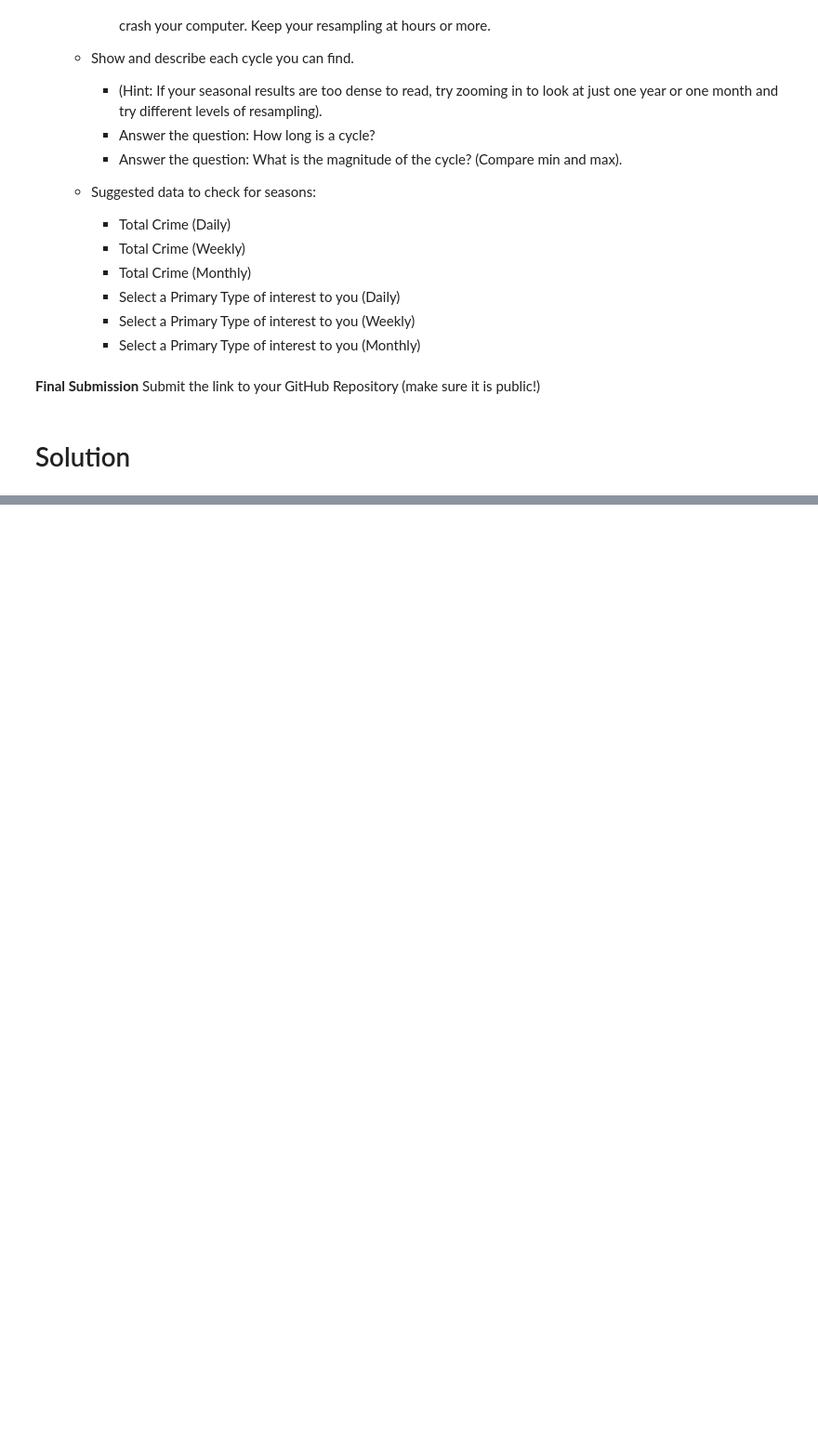
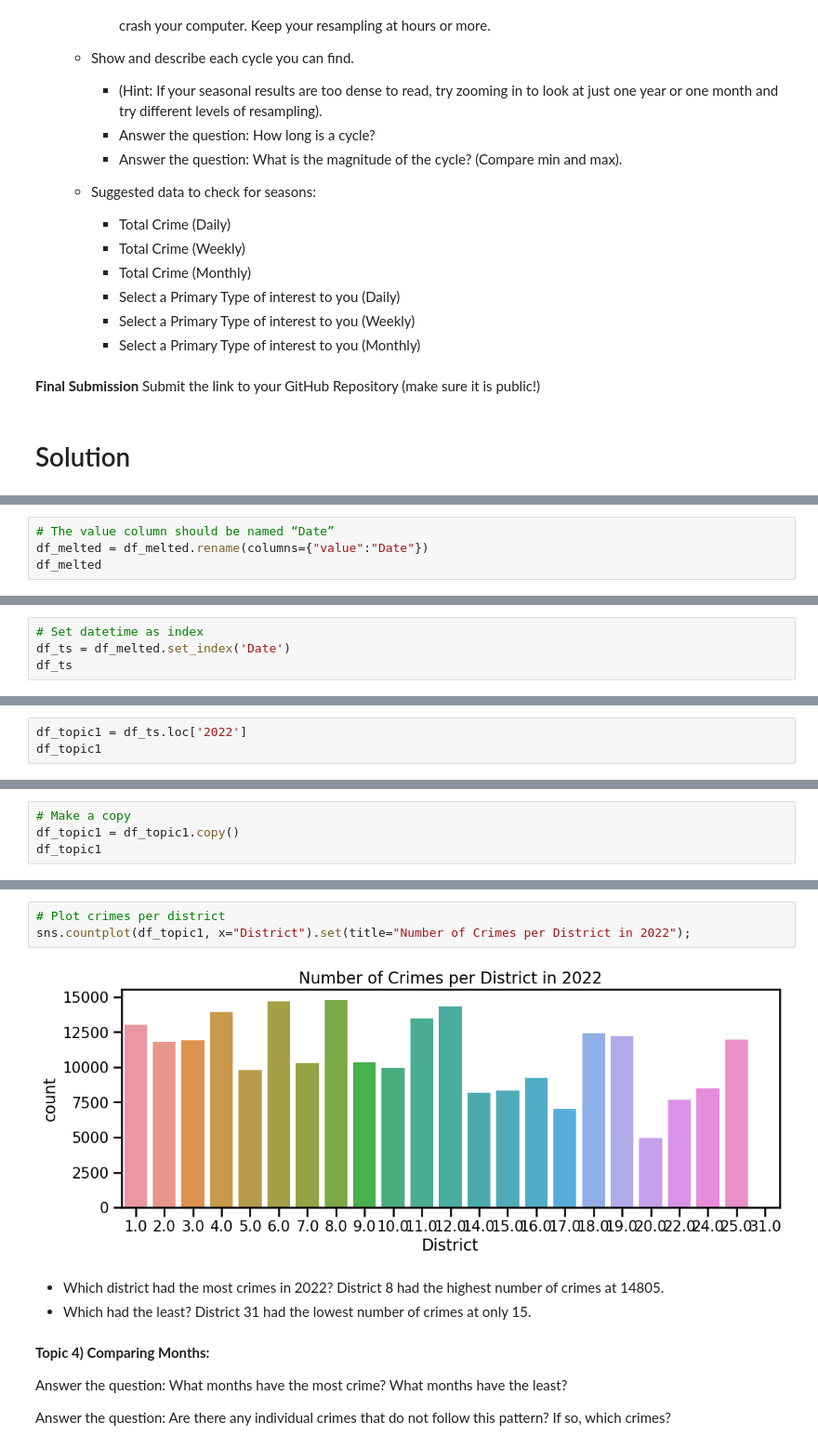
Before and after one commit to eccecarreon/data-viz-core-project, a Jupyter notebook: Project 3 - Part 1 (Core).ipynb, the cells around one changed output, grey strips where cells are left out. Shown at 93% size. Drawn from its saved outputs; the diff is of its cells as text; blank space fills up the shorter version.

Commit message:
commit answers
commit updates

```diff
--- a/Project 3 - Part 1 (Core).ipynb
+++ b/Project 3 - Part 1 (Core).ipynb
@@ -82,0 +240,4 @@ Submit the link to your GitHub Repository (make sure it is public!)
+# %%
+# The value column should be named “Date”
+df_melted = df_melted.rename(columns={"value":"Date"})
+df_melted
@@ -82,0 +281,4 @@ Submit the link to your GitHub Repository (make sure it is public!)
+# %%
+# Set datetime as index
+df_ts = df_melted.set_index('Date')
+df_ts
@@ -82,0 +331,3 @@ Submit the link to your GitHub Repository (make sure it is public!)
+# %%
+df_topic1 = df_ts.loc['2022']
+df_topic1
@@ -82,0 +349,4 @@ Submit the link to your GitHub Repository (make sure it is public!)
+# %%
+# Make a copy
+df_topic1 = df_topic1.copy()
+df_topic1
@@ -82,0 +389,14 @@ Submit the link to your GitHub Repository (make sure it is public!)
+# %%
+# Plot crimes per district
+sns.countplot(df_topic1, x="District").set(title="Number of Crimes per District in 2022");
+# %% [output]
+[figure, added]
+# %% [markdown]
+* Which district had the most crimes in 2022? District 8 had the highest number of crimes at 14805.
+* Which had the least? District 31 had the lowest number of crimes at only 15.
+# %% [markdown]
+**Topic 4) Comparing Months:**
+
+Answer the question: What months have the most crime? What months have the least?
+
+Answer the question: Are there any individual crimes that do not follow this pattern? If so, which crimes?
```
Also changed, not shown: parts of 55 cells of this notebook.
